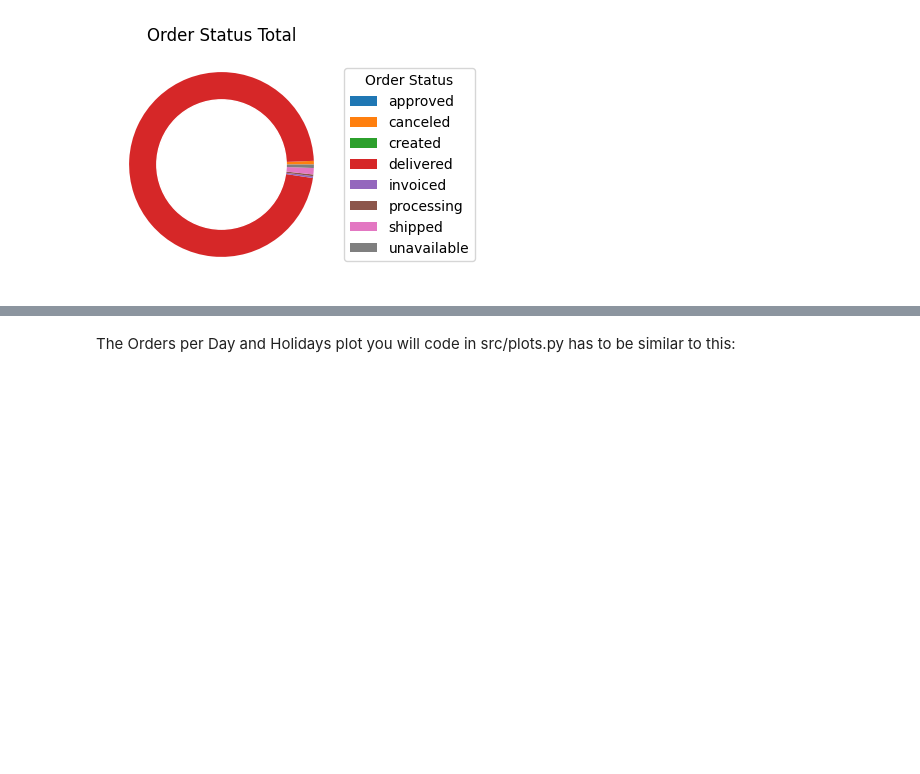
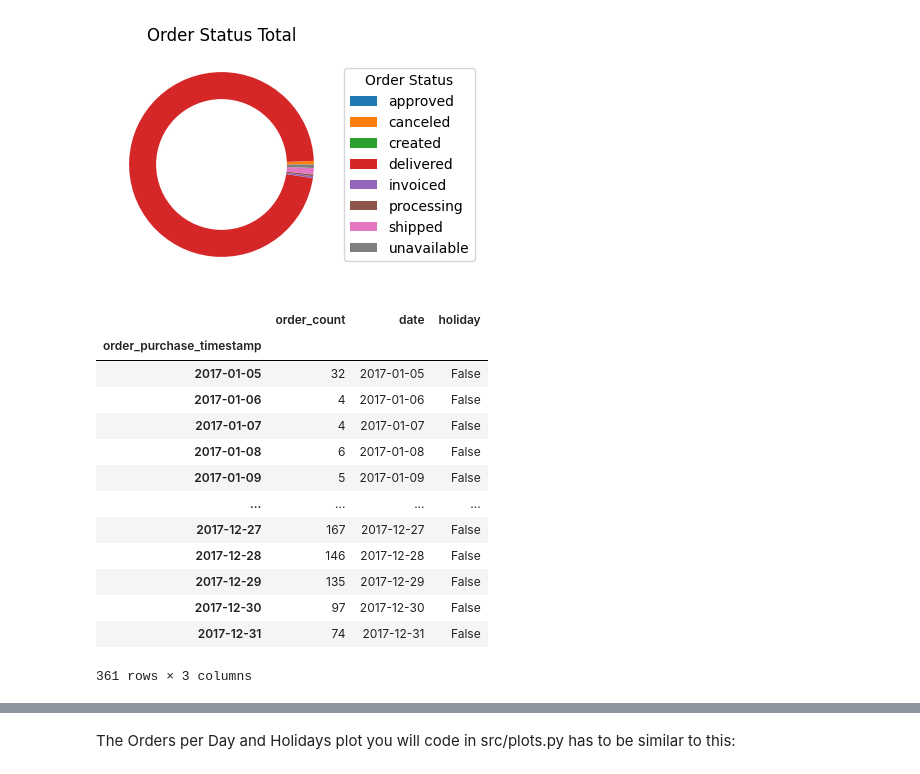
Before and after one commit to nahueldelacruz98/AnyoneAI-Sprint_1, a Jupyter notebook: AnyoneAI - Sprint Project 01.ipynb, the cells around one changed output, grey strips where cells are left out. Cells and saved outputs as stored; diff of their text form; code cells hidden in the pictures; blank space fills up the shorter version.

```diff
--- a/AnyoneAI - Sprint Project 01.ipynb
+++ b/AnyoneAI - Sprint Project 01.ipynb
@@ -256,6 +259,23 @@ plot_real_vs_predicted_delivered_time(real_vs_estimated_delivered_time, year=201
 plot_global_amount_order_status(global_ammount_order_status)
 # %% [output]
 [figure]
+# %%
+orders_per_day_and_holidays
+# %% [output]
+|  | order_count | date | holiday |
+| order_purchase_timestamp |  |  |  |
+| 2017-01-05 | 32 | 2017-01-05 | False |
+| 2017-01-06 | 4 | 2017-01-06 | False |
+| 2017-01-07 | 4 | 2017-01-07 | False |
+| 2017-01-08 | 6 | 2017-01-08 | False |
+| 2017-01-09 | 5 | 2017-01-09 | False |
+| ... | ... | ... | ... |
+| 2017-12-27 | 167 | 2017-12-27 | False |
+| 2017-12-28 | 146 | 2017-12-28 | False |
+| 2017-12-29 | 135 | 2017-12-29 | False |
+| 2017-12-30 | 97 | 2017-12-30 | False |
+| 2017-12-31 | 74 | 2017-12-31 | False |
+361 rows × 3 columns
 # %%
 plot_order_amount_per_day_with_holidays(orders_per_day_and_holidays)
 # %% [output]
```
Also changed, not shown: parts of 7 cells of this notebook, 3 other files.
